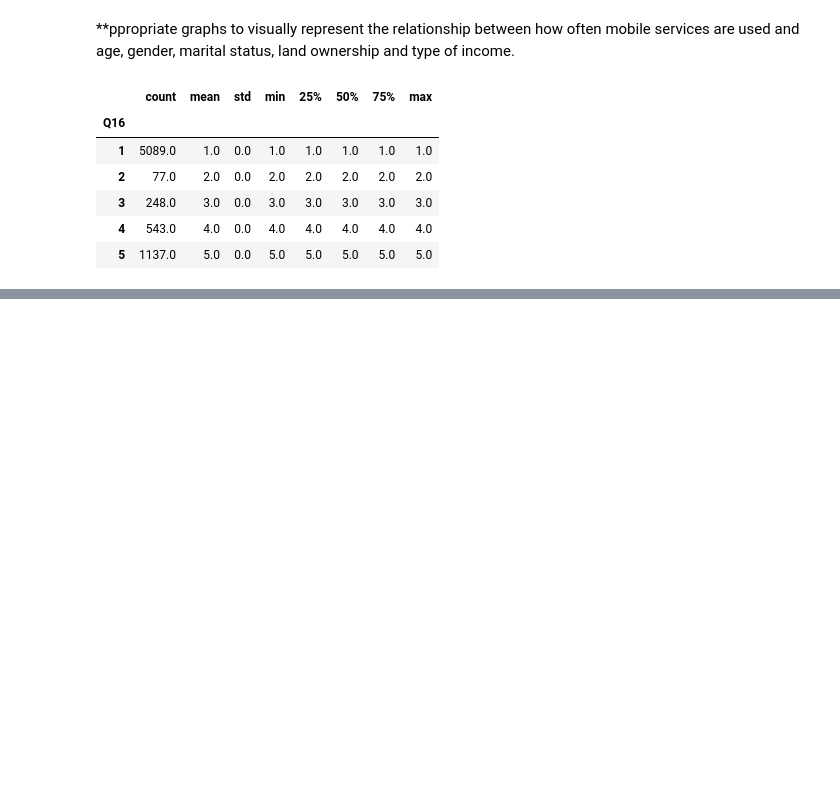
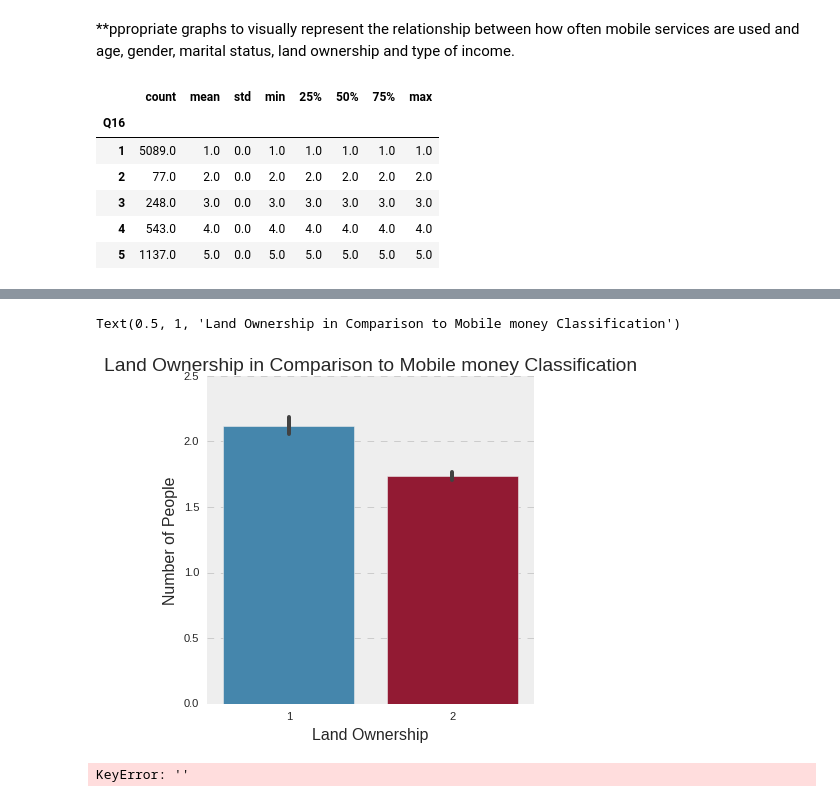
Before and after one commit to AllenMkandla/Financial_Services_Use_in_Tanzania, a Jupyter notebook: Tanzania.ipynb, the cells around one changed output, grey strips where cells are left out. Cells and saved outputs as stored; diff of their text form; code cells hidden in the pictures; blank space fills up the shorter version.

```diff
--- a/Tanzania.ipynb
+++ b/Tanzania.ipynb
@@ -317,0 +328,21 @@ TypeError: object of type 'bool' has no len()
+# %%
+# A
+sns.catplot(x= 'Q6', y= 'mobile_money_classification', kind= 'bar', data= tanza_data)
+plt.xlabel("Land Ownership")
+plt.ylabel('Number of People')
+plt.title('Land Ownership in Comparison to Mobile money Classification')
+# %% [output]
+Text(0.5, 1, 'Land Ownership in Comparison to Mobile money Classification')
+[figure, added]
+# %%
+#defining totals of frequency
+
+m_never = len(tanza_data[tanza_data[""] == 1])+ len(tanza_data[tanza_data["Q17"] == 1])
+daily = len(tanza_data[tanza_data["Q16"] == 2])+ len(tanza_data[tanza_data["Q17"] == 2])
+weekly = len(tanza_data[tanza_data["Q16"] == 3]) + len(tanza_data[tanza_data["Q17"] == 3])
+monthly = len(tanza_data[tanza_data["Q16"] == 4]) + len(tanza_data[tanza_data["Q17"] == 4])
+not_often = len(tanza_data[tanza_data["Q16"] == 5]) + len(tanza_data[tanza_data["Q17"] == 5])
+
+how_often = [m_never, daily, weekly, monthly, not_often]
+# %% [output]
+KeyError: ''
```
Also changed, not shown: parts of 26 cells of this notebook.
